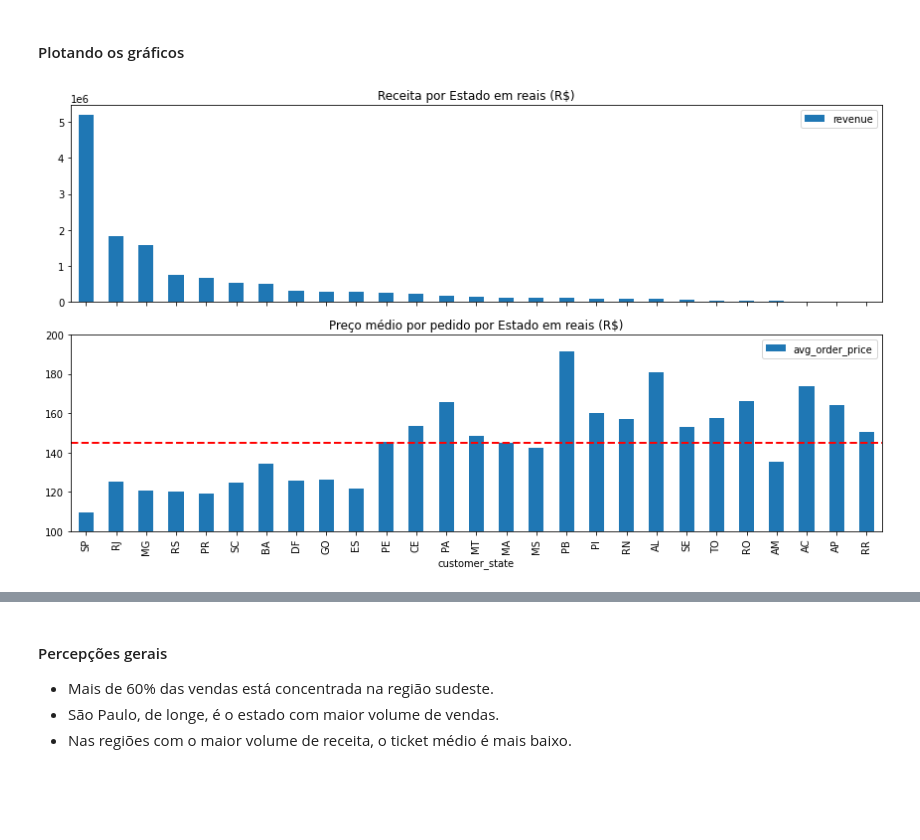
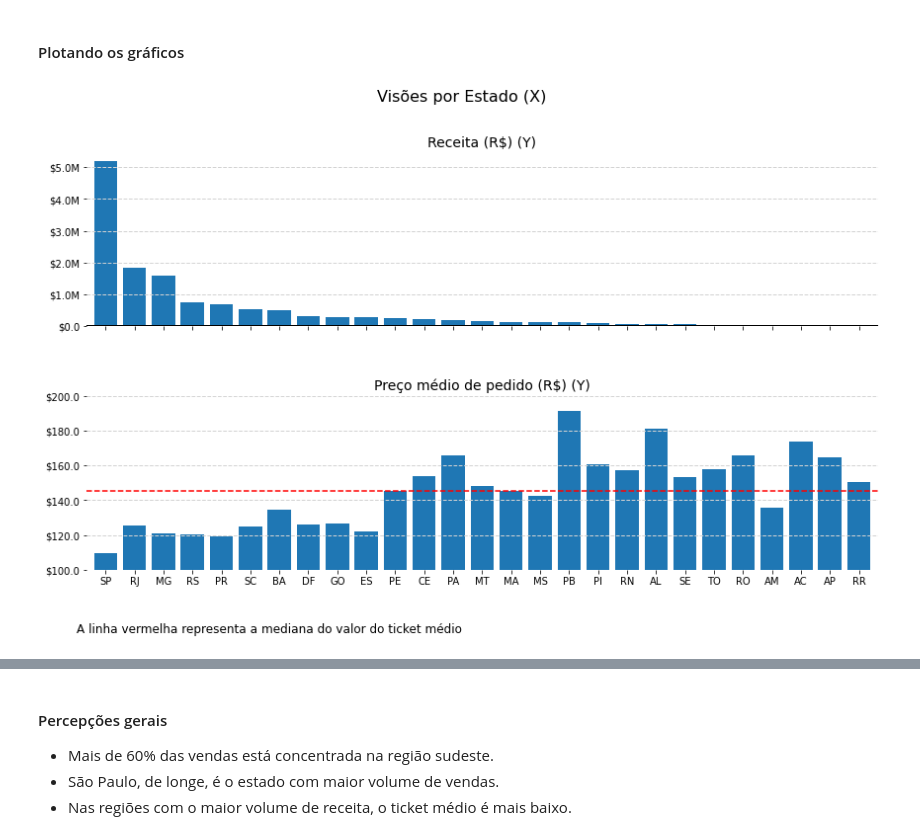
Before and after one commit to luisboani/Olist_Analysis, a Jupyter notebook: [Lucas Version][Portuguese]Olist_Analysis.ipynb, the cells around one changed output, grey strips where cells are left out. Cells and saved outputs as stored; diff of their text form; code cells hidden in the pictures; blank space fills up the shorter version.

```diff
--- a/[Lucas Version][Portuguese]Olist_Analysis.ipynb
+++ b/[Lucas Version][Portuguese]Olist_Analysis.ipynb
@@ -71,7 +72,15 @@ product_category_translation = pd.read_csv(f"{BASE_DATA_PATH}product_category_na
 # %%
 
 # build final dataset
-df_analysis = orders.merge(customers, on=["customer_id"]).merge(order_items, on=["order_id"])
+df_analysis = (orders
+               .merge(customers, on=["customer_id"])
+               .merge(order_items, on=["order_id"])
+               .merge(products, on=['product_id'])
+              )
+df_analysis['order_approved_at'] = pd.to_datetime(df_analysis['order_approved_at'], format="%Y-%m-%d %H:%M:%S")
+df_analysis['order_date'] = df_analysis['order_approved_at'].dt.date
+df_analysis['year_month'] = df_analysis['order_approved_at'].dt.strftime('%Y/%m')
+df_analysis['day'] = df_analysis['order_approved_at'].dt.day
 df_analysis.head()
 # %% [output]
 |  | order_id | customer_id | order_status | order_purchase_timestamp | order_approved_at | order_delivered_carrier_date | ... |
@@ -230,20 +187,44 @@ Vamos analisar isso melhor nos gráficos
 # %%
 fig, axes = plt.subplots(nrows=2, ncols=1, figsize=(12,7), sharex=True)
 
 ax = axes[0]
-df_analysis_state.plot.bar(x="customer_state", y="revenue", ax=ax)
-ax.set_title('Receita por Estado em reais (R$)')
-ax.xaxis.set_major_formatter(ticker.FuncFormatter(reformat_large_tick_values));
-
+df_analysis_state.plot.bar(x="customer_state", y="revenue", ax=ax, legend=False, width = 0.8)
+ax.set_title('Receita (R$) (Y)', fontsize=14)
+ax.yaxis.set_major_formatter(mticker.FuncFormatter(reformat_large_tick_values));
+ax.set_frame_on(False)
+ax.yaxis.grid(color='lightgrey', linestyle='--', linewidth=1)
+ax.axhline(0, color='black', linestyle='-', linewidth=2)
+ax.set_ylabel("")
+ax.set_xlabel("")
 
 ax = axes[1]
-df_analysis_state.plot.bar(x="customer_state", y="avg_order_price", ax=ax)
-ax.set_title('Preço médio por pedido por Estado em reais (R$)')
+df_analysis_state.plot.bar(x="customer_state", y="avg_order_price", ax=ax, legend=False, width = 0.8)
+ax.set_title('Preço médio de pedido (R$) (Y)', fontsize=14)
 ax.set_ylim([100,200])
-ax.axhline(145, c="red", linestyle='dashed', linewidth=2)
+ax.axhline(145, c="red", linestyle='dashed', linewidth=1.5)
+ax.yaxis.set_major_formatter(mticker.FuncFormatter(reformat_large_tick_values));
+ax.set_frame_on(False)
+ax.yaxis.grid()
+ax.yaxis.grid(color='lightgrey', linestyle='--', linewidth=1)
+ax.tick_params(axis='x', rotation=0)
+ax.set_ylabel("")
+ax.set_xlabel("")
+
+fig.suptitle(f"Visões por Estado (X)", y=1.02, fontsize=16)
 
 plt.tight_layout()
-# plt.box(False)
+plt.subplots_adjust(
+#                     left=0.5
+#                     bottom=0.5,
+#                     right=0.9,
+#                     top=0.9,
+#                     wspace=0.4,
+                    hspace=0.4)
+
+footnote = f"A linha vermelha representa a mediana do valor do ticket médio"
+fig_txt = tw.fill(tw.dedent(footnote.rstrip()), width=150)
+plt.figtext(0.5, -0.07, fig_txt, horizontalalignment='right', fontsize=12, multialignment="right")
+
 plt.show()
 # %% [output]
-[figure, old version]
+[figure, new version]
```
Also changed, not shown: parts of 24 cells of this notebook.
